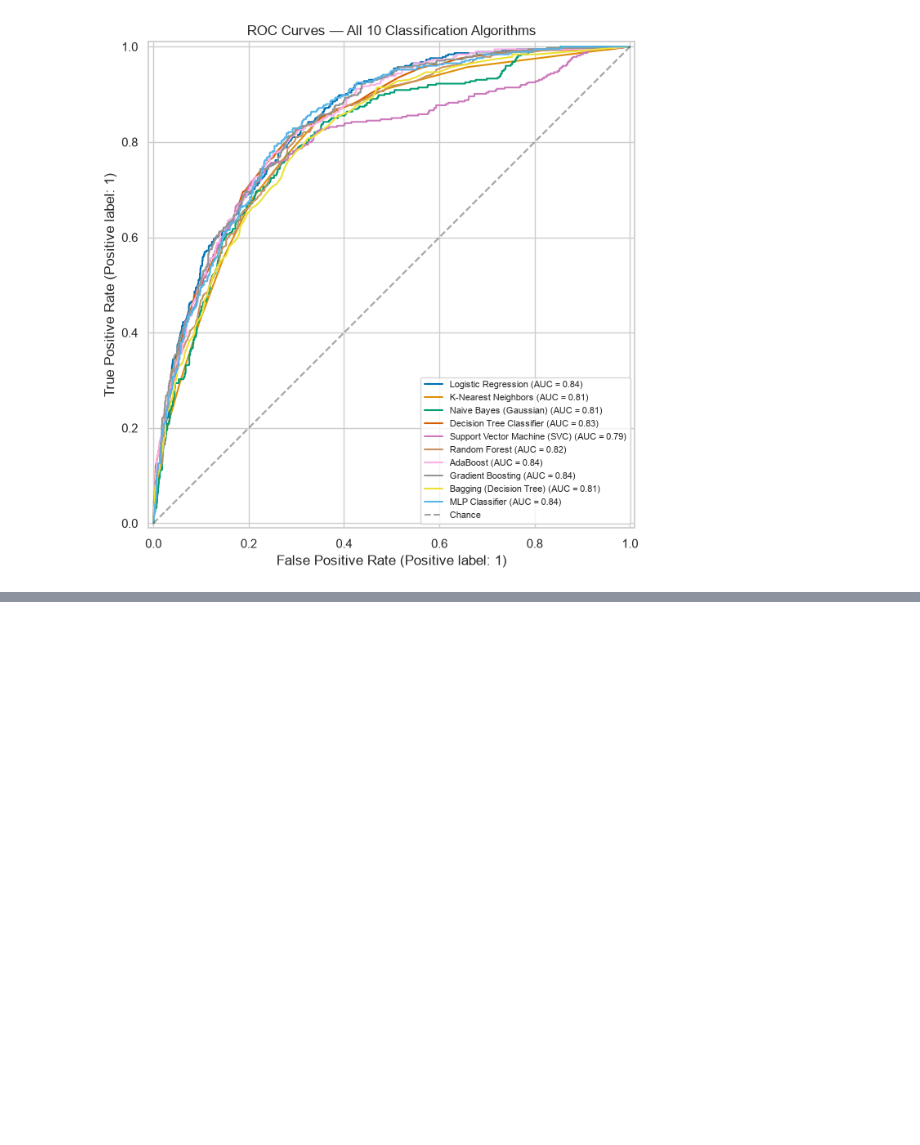
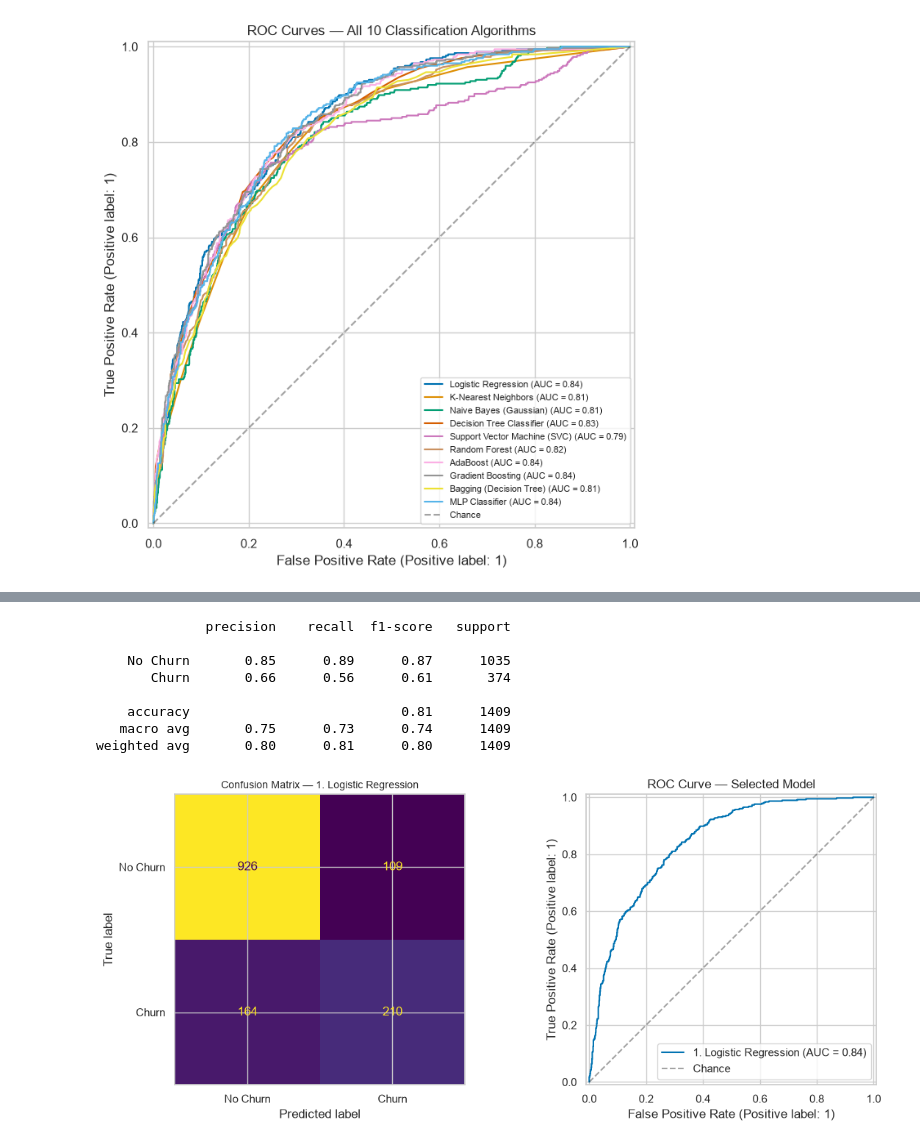
Before and after one commit to ManashaYoges/Team13_ML, a Jupyter notebook: notebooks/classification_part2.ipynb, the cells around one changed output, grey strips where cells are left out. Drawn from its saved outputs; the diff is of its cells as text; code cells hidden in the pictures; blank space fills up the shorter version.

Commit message:
Complete classification part 2 notebook

```diff
--- a/notebooks/classification_part2.ipynb
+++ b/notebooks/classification_part2.ipynb
@@ -281,0 +383,20 @@ plt.show()
+# %%
+tuned_rows = []
+for name in tuned:
+    r = tuning_df[tuning_df['Algorithm'] == name].iloc[0]
+    tuned_rows.append({'Algorithm': name + ' (tuned)',
+                       'Accuracy': accuracy_score(y_test, tuned[name].predict(X_test)),
+                       'Precision': precision_score(y_test, tuned[name].predict(X_test), average='weighted'),
+                       'Recall': recall_score(y_test, tuned[name].predict(X_test), average='weighted'),
+                       'F1 (weighted)': r['Test F1 after'],
+                       'ROC-AUC': r['Test ROC-AUC after']})
+
+final_df = (pd.concat([all_results[['Algorithm', 'Accuracy', 'Precision', 'Recall', 'F1 (weighted)', 'ROC-AUC']],
+                       pd.DataFrame(tuned_rows)])
+            .sort_values(['F1 (weighted)', 'ROC-AUC'], ascending=False).reset_index(drop=True))
+final_df.index += 1
+final_df.index.name = 'Rank'
+display(style_table(final_df.reset_index()))
+
+best_name = final_df.iloc[0]['Algorithm']
+print('\nSelected final model:', best_name)
@@ -281,0 +420,32 @@ plt.show()
+# %%
+# Detailed report for the selected model
+def get_pipe(name):
+    if name.endswith('(tuned)'):
+        return tuned[name.replace(' (tuned)', '')]
+    return fitted[name]
+
+best_pipe = get_pipe(best_name)
+best_preds = best_pipe.predict(X_test)
+print(classification_report(y_test, best_preds, target_names=['No Churn', 'Churn']))
+
+fig, axes = plt.subplots(1, 2, figsize=(12, 5))
+ConfusionMatrixDisplay(confusion_matrix(y_test, best_preds),
+                       display_labels=['No Churn', 'Churn']).plot(ax=axes[0], colorbar=False)
+axes[0].set_title(f'Confusion Matrix — {best_name}', fontsize=10)
+RocCurveDisplay.from_predictions(y_test, best_pipe.predict_proba(X_test)[:, 1],
+                                 name=best_name, ax=axes[1])
+axes[1].plot([0, 1], [0, 1], 'k--', alpha=0.4, label='Chance')
+axes[1].set_title('ROC Curve — Selected Model')
+axes[1].legend(loc='lower right')
+plt.tight_layout()
+plt.show()
+# %% [output]
+              precision    recall  f1-score   support
+
+    No Churn       0.85      0.89      0.87      1035
+       Churn       0.66      0.56      0.61       374
+
+    accuracy                           0.81      1409
+   macro avg       0.75      0.73      0.74      1409
+weighted avg       0.80      0.81      0.80      1409
+[figure, added]
```
Also changed, not shown: parts of 10 cells of this notebook.
